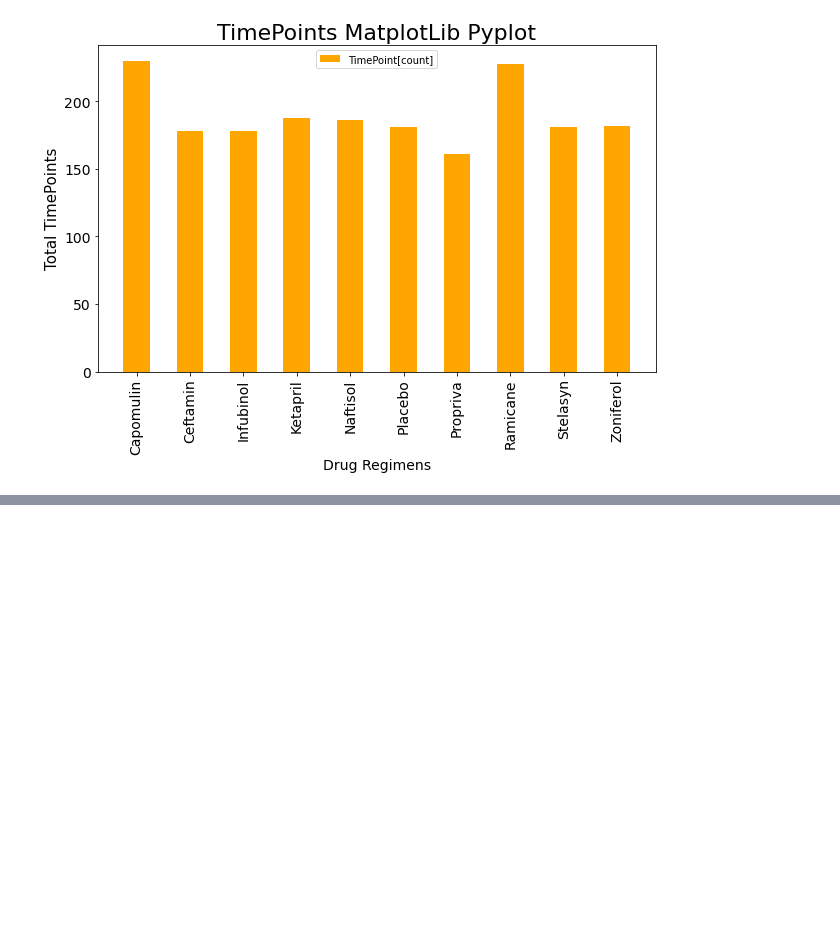
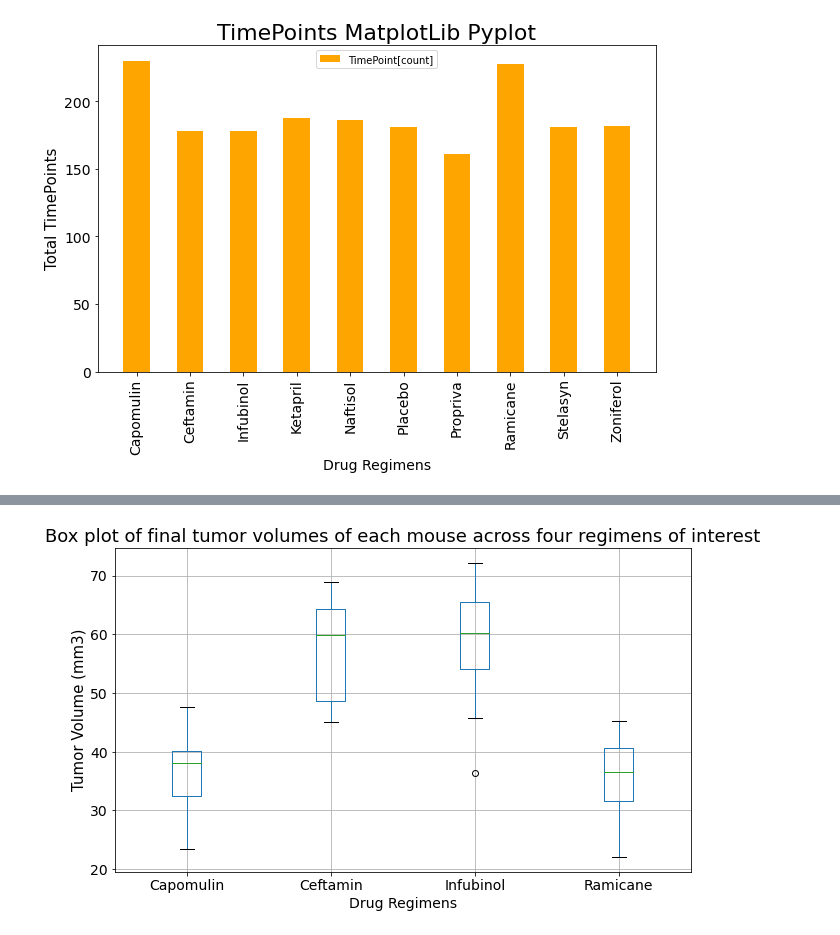
Before and after one commit to jemiflor/Matplotlib_Challenge, a Jupyter notebook: Matplotlib_challenge.ipynb, the cells around one changed output, grey strips where cells are left out. Cells and saved outputs as stored; diff of their text form; code cells hidden in the pictures; blank space fills up the shorter version.

Commit message:
Line and scatter plots

```diff
--- a/Matplotlib_challenge.ipynb
+++ b/Matplotlib_challenge.ipynb
@@ -123,0 +158,21 @@ drug_regimen_mouse_final_tumor_volume_df
+# %%
+drug_tumor_Volume_df = drug_regimen_mouse_final_tumor_volume_df[['Drug Regimen', 'Tumor Volume (mm3)']]
+#drug_tumor_Volume_df
+
+#graph, graph_axes = mplot.subplots(ncols=4, figsize=(12, 5), sharey=True)
+#drug_tumor_Volume_df.boxplot(by='Drug Regimen', return_type='axes', ax=graph_axes)
+
+graph, graph_axes = mplot.subplots(figsize=(10,6))
+drug_tumor_Volume_df.boxplot(by='Drug Regimen', widths=0.2, ax=graph_axes)
+graph_axes.set_title("Box plot of final tumor volumes of each mouse across four regimens of interest", fontsize=18)
+graph_axes.set_ylabel("Tumor Volume (mm3)", fontsize=15);
+graph_axes.set_xlabel("Drug Regimens", fontsize=14);
+
+graph.suptitle('')
+mplot.xticks(fontsize=14)
+mplot.yticks(fontsize=14)
+mplot.show()
+
+#drug_tumor_Volume_df.iloc[:,:].values
+# %% [output]
+[figure, added]
```
Also changed, not shown: parts of 6 cells of this notebook.
